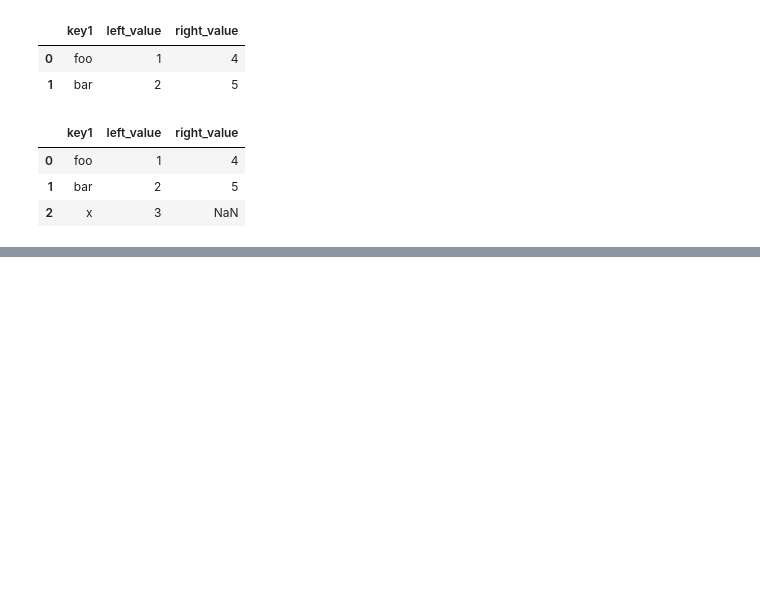
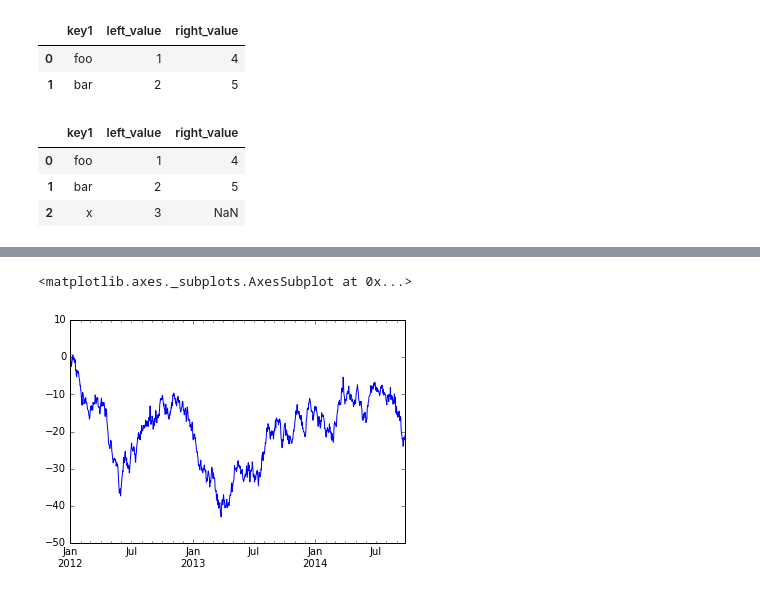
Before and after one commit to Sz593/PPA_Notes, a Jupyter notebook: 2 Data Analysis in Python/018 Introduction to Pandas.ipynb, the cells around one changed output, grey strips where cells are left out. Drawn from its saved outputs; the diff is of its cells as text; code cells hidden in the pictures; blank space fills up the shorter version.

```diff
--- a/2 Data Analysis in Python/018 Introduction to Pandas.ipynb
+++ b/2 Data Analysis in Python/018 Introduction to Pandas.ipynb
@@ -756,0 +798,6 @@ df7.groupby(['A', 'B']).sum()
+# %%
+x = timestmp2.cumsum()
+x.plot()
+# %% [output]
+<matplotlib.axes._subplots.AxesSubplot at 0x...>
+[figure, added]
```
Also changed, not shown: parts of 61 cells of this notebook, 3 other files.
